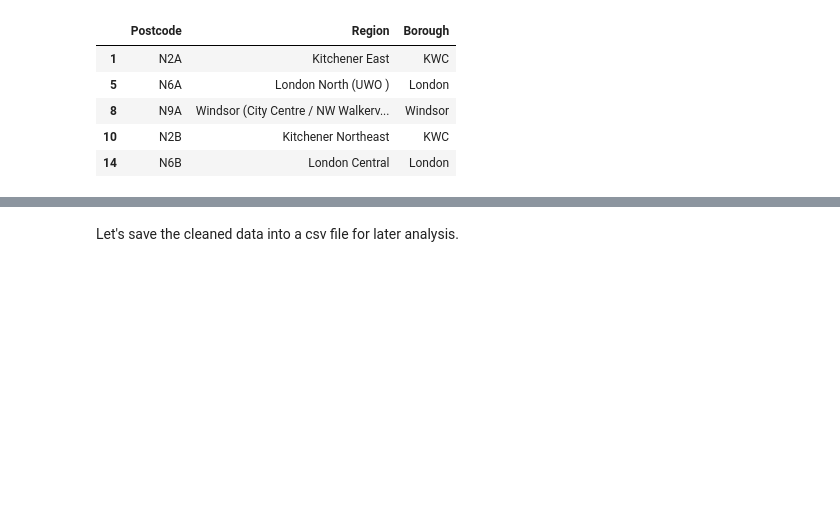
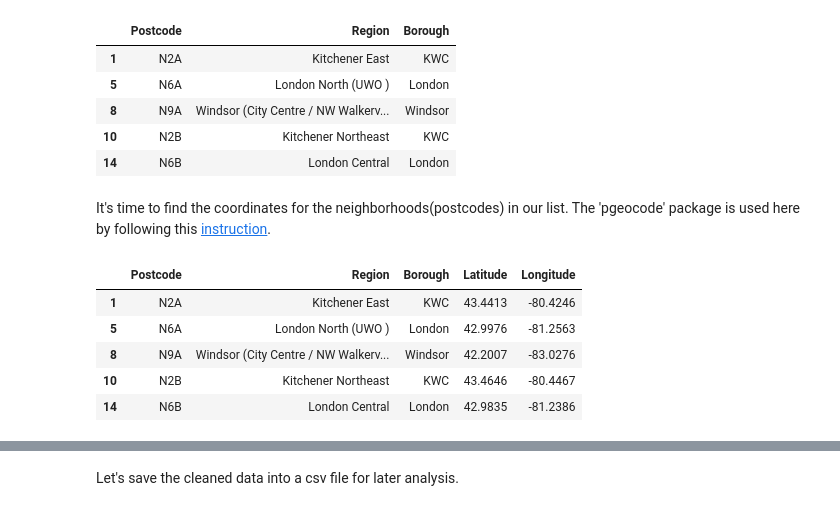
Before and after one commit to liangyiteng888/Data_Science_Pro_Certificate_Capstone, a Jupyter notebook: Report_DSPC_Capstone_Intro_and_Data.ipynb, the cells around one changed output, grey strips where cells are left out. Cells and saved outputs as stored; diff of their text form; code cells hidden in the pictures; blank space fills up the shorter version.

```diff
--- a/Report_DSPC_Capstone_Intro_and_Data.ipynb
+++ b/Report_DSPC_Capstone_Intro_and_Data.ipynb
@@ -240,4 +250,24 @@ The final number of records is  56
 | 8 | N9A | Windsor (City Centre / NW Walkerv... | Windsor |
 | 10 | N2B | Kitchener Northeast | KWC |
 | 14 | N6B | London Central | London |
+# %% [markdown]
+It's time to find the coordinates for the neighborhoods(postcodes) in our list. The 'pgeocode' package is used here by following this [instruction](https://pypi.org/project/pgeocode/).
+# %%
+df_neighbor_roi_clean = df_neighbor_roi_clean.copy(deep=True) # reset the memory locatoin of the dataframe to avoid the copy warning message
+df_neighbor_roi_clean['Latitude']=''
+df_neighbor_roi_clean['Longitude']=''
+pnomi = pgeocode.Nominatim('ca') # country code 'ca'- Canada
+for index, row in df_neighbor_roi_clean.iterrows():
+    geoloc=pnomi.query_postal_code(str(row['Postcode']))
+    #print(geoloc['latitude']:'longitude'])
+    df_neighbor_roi_clean.loc[index,'Latitude'] = geoloc['latitude']
+    df_neighbor_roi_clean.loc[index,'Longitude'] = geoloc['longitude']
+df_neighbor_roi_clean.head()
+# %% [output]
+|  | Postcode | Region | Borough | Latitude | Longitude |
+| 1 | N2A | Kitchener East | KWC | 43.4413 | -80.4246 |
+| 5 | N6A | London North (UWO ) | London | 42.9976 | -81.2563 |
+| 8 | N9A | Windsor (City Centre / NW Walkerv... | Windsor | 42.2007 | -83.0276 |
+| 10 | N2B | Kitchener Northeast | KWC | 43.4646 | -80.4467 |
+| 14 | N6B | London Central | London | 42.9835 | -81.2386 |
 # %% [markdown]
```
Also changed, not shown: parts of 6 cells of this notebook, 1 other file.
